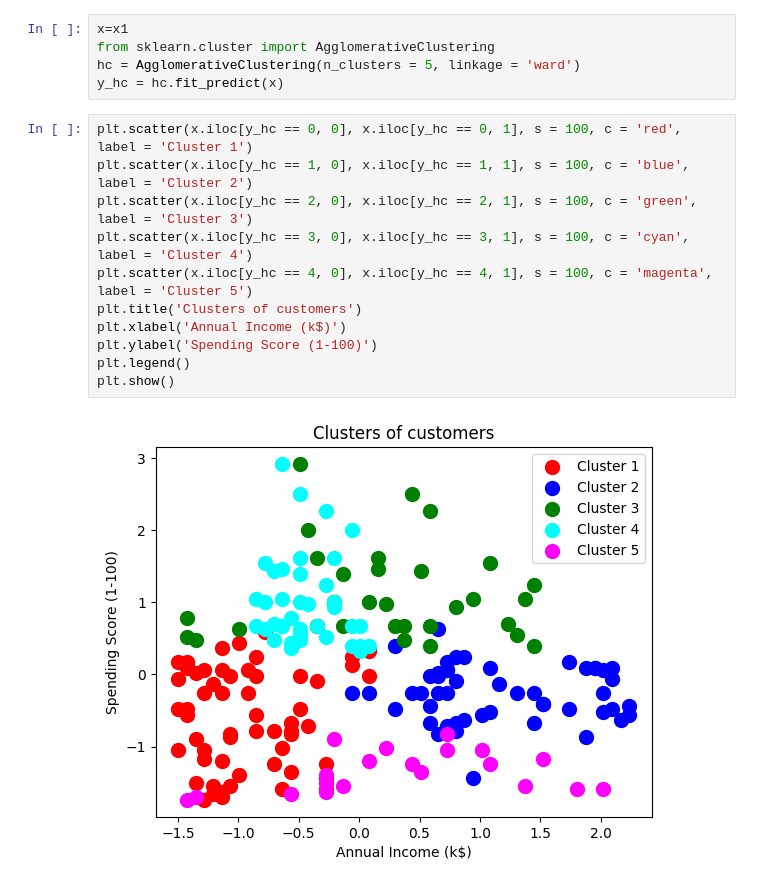
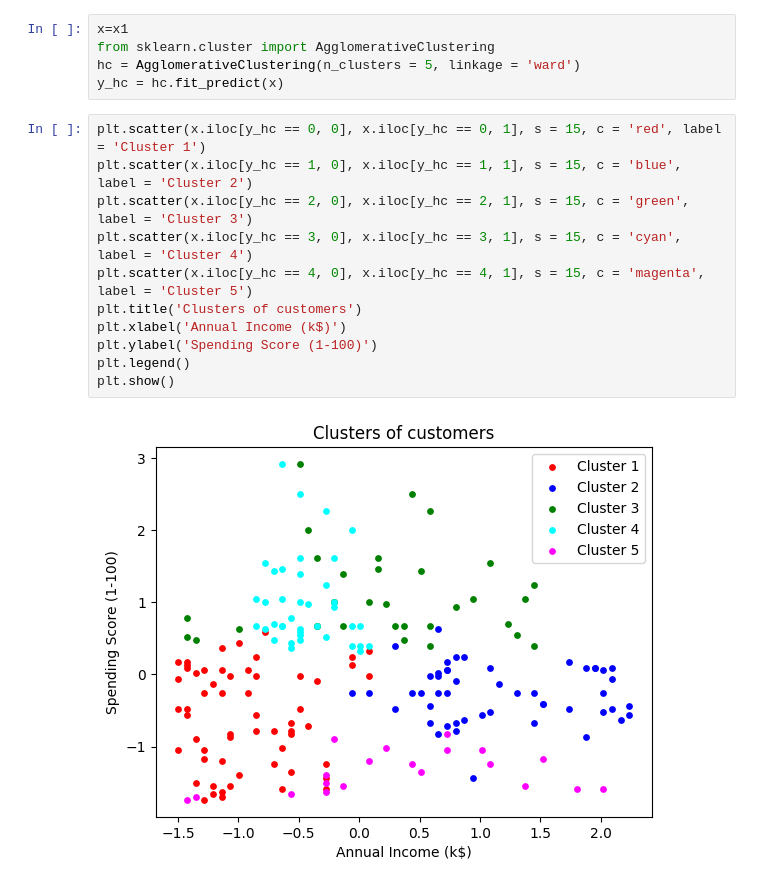
Before and after one commit to hasanalpay/machine-learning, a Jupyter notebook: Customers_Hierarchical.ipynb, the cells around one changed output. Drawn from its saved outputs; the diff is of its cells as text.

```diff
--- a/Customers_Hierarchical.ipynb
+++ b/Customers_Hierarchical.ipynb
@@ -122,15 +122,15 @@ from sklearn.cluster import AgglomerativeClustering
 hc = AgglomerativeClustering(n_clusters = 5, linkage = 'ward')
 y_hc = hc.fit_predict(x)
 # %%
-plt.scatter(x.iloc[y_hc == 0, 0], x.iloc[y_hc == 0, 1], s = 100, c = 'red', label = 'Cluster 1')
-plt.scatter(x.iloc[y_hc == 1, 0], x.iloc[y_hc == 1, 1], s = 100, c = 'blue', label = 'Cluster 2')
-plt.scatter(x.iloc[y_hc == 2, 0], x.iloc[y_hc == 2, 1], s = 100, c = 'green', label = 'Cluster 3')
-plt.scatter(x.iloc[y_hc == 3, 0], x.iloc[y_hc == 3, 1], s = 100, c = 'cyan', label = 'Cluster 4')
-plt.scatter(x.iloc[y_hc == 4, 0], x.iloc[y_hc == 4, 1], s = 100, c = 'magenta', label = 'Cluster 5')
+plt.scatter(x.iloc[y_hc == 0, 0], x.iloc[y_hc == 0, 1], s = 15, c = 'red', label = 'Cluster 1')
+plt.scatter(x.iloc[y_hc == 1, 0], x.iloc[y_hc == 1, 1], s = 15, c = 'blue', label = 'Cluster 2')
+plt.scatter(x.iloc[y_hc == 2, 0], x.iloc[y_hc == 2, 1], s = 15, c = 'green', label = 'Cluster 3')
+plt.scatter(x.iloc[y_hc == 3, 0], x.iloc[y_hc == 3, 1], s = 15, c = 'cyan', label = 'Cluster 4')
+plt.scatter(x.iloc[y_hc == 4, 0], x.iloc[y_hc == 4, 1], s = 15, c = 'magenta', label = 'Cluster 5')
 plt.title('Clusters of customers')
 plt.xlabel('Annual Income (k$)')
 plt.ylabel('Spending Score (1-100)')
 plt.legend()
 plt.show()
 # %% [output]
-[figure, old version]
+[figure, new version]
```
